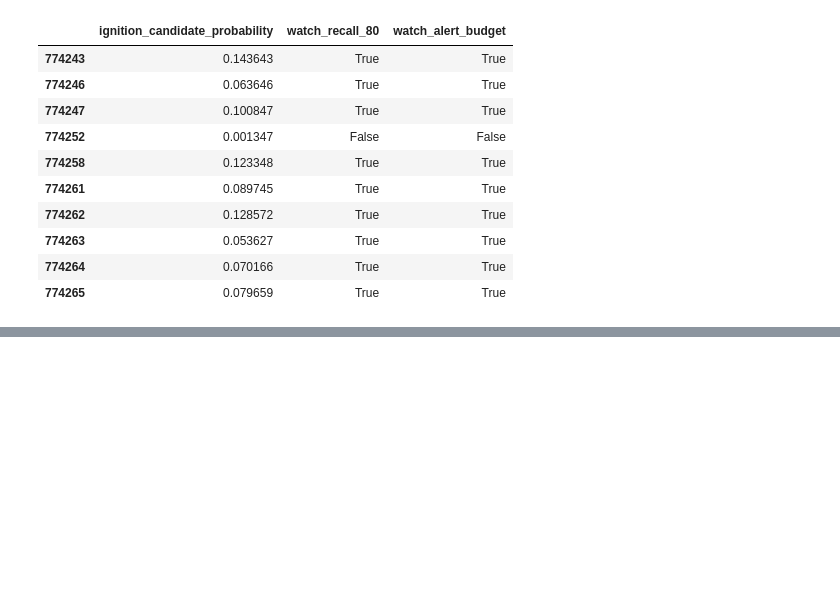
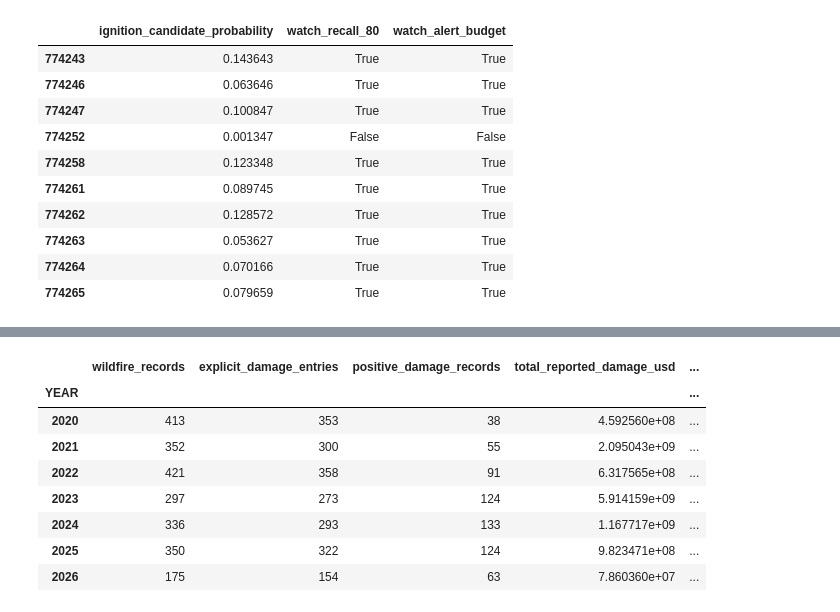
Before and after one commit to hz0410/wildfire_prediction, a Jupyter notebook: improved_model.ipynb, the cells around one changed output, grey strips where cells are left out. Saved outputs shown, nothing was run; the diff lists cells and outputs as text; code cells hidden in the pictures; blank space fills up the shorter version.

```diff
--- a/improved_model.ipynb
+++ b/improved_model.ipynb
@@ -1132,0 +1357,63 @@ display(smoke_test_predictions[[
+# %%
+economic = economic_raw.copy()
+economic["begin_date"] = pd.to_datetime(
+    economic["BEGIN_DATE_TIME"], format="%d-%b-%y %H:%M:%S", errors="coerce"
+)
+economic["month"] = economic["begin_date"].dt.month
+economic["sin_month"] = np.sin(2 * np.pi * economic["month"] / 12)
+economic["cos_month"] = np.cos(2 * np.pi * economic["month"] / 12)
+economic["year_index"] = pd.to_numeric(economic["YEAR"], errors="coerce") - 2020
+
+state_fips = (
+    pd.to_numeric(economic["STATE_FIPS"], errors="coerce")
+    .fillna(-1).astype(int).astype(str).str.zfill(2)
+)
+cz_fips = (
+    pd.to_numeric(economic["CZ_FIPS"], errors="coerce")
+    .fillna(-1).astype(int).astype(str).str.zfill(3)
+)
+economic["STATE"] = economic["STATE"].fillna("UNKNOWN").astype(str)
+economic["CZ_TYPE"] = economic["CZ_TYPE"].fillna("UNKNOWN").astype(str)
+economic["WFO"] = economic["WFO"].fillna("UNKNOWN").astype(str)
+economic["geo_area"] = (
+    state_fips + "_" + economic["CZ_TYPE"] + "_" + cz_fips
+)
+economic["total_reported_damage_usd"] = pd.to_numeric(
+    economic["total_reported_damage_usd"], errors="coerce"
+)
+economic["positive_reported_damage"] = (
+    economic["total_reported_damage_usd"] > 0
+).astype(int)
+
+# Unknown damage is not silently converted to zero.
+economic_model_df = economic[
+    economic["damage_reported"].fillna(False)
+    & economic["begin_date"].notna()
+    & economic["YEAR"].between(2020, 2026)
+].copy()
+
+economic_audit = (
+    economic.groupby("YEAR")
+    .agg(
+        wildfire_records=("EVENT_ID", "size"),
+        explicit_damage_entries=("damage_reported", "sum"),
+        positive_damage_records=("positive_reported_damage", "sum"),
+        total_reported_damage_usd=("total_reported_damage_usd", "sum"),
+        median_positive_damage_usd=(
+            "total_reported_damage_usd",
+            lambda x: x[x > 0].median(),
+        ),
+    )
+)
+display(economic_audit)
+economic_audit.to_csv(OUTPUT_DIR / "economic_loss_data_audit.csv")
+# %% [output]
+|  | wildfire_records | explicit_damage_entries | positive_damage_records | total_reported_damage_usd | ... |
+| YEAR |  |  |  |  | ... |
+| 2020 | 413 | 353 | 38 | 4.592560e+08 | ... |
+| 2021 | 352 | 300 | 55 | 2.095043e+09 | ... |
+| 2022 | 421 | 358 | 91 | 6.317565e+08 | ... |
+| 2023 | 297 | 273 | 124 | 5.914159e+09 | ... |
+| 2024 | 336 | 293 | 133 | 1.167717e+09 | ... |
+| 2025 | 350 | 322 | 124 | 9.823471e+08 | ... |
+| 2026 | 175 | 154 | 63 | 7.860360e+07 | ... |
```
Also changed, not shown: parts of 19 cells of this notebook, 13 other files.
